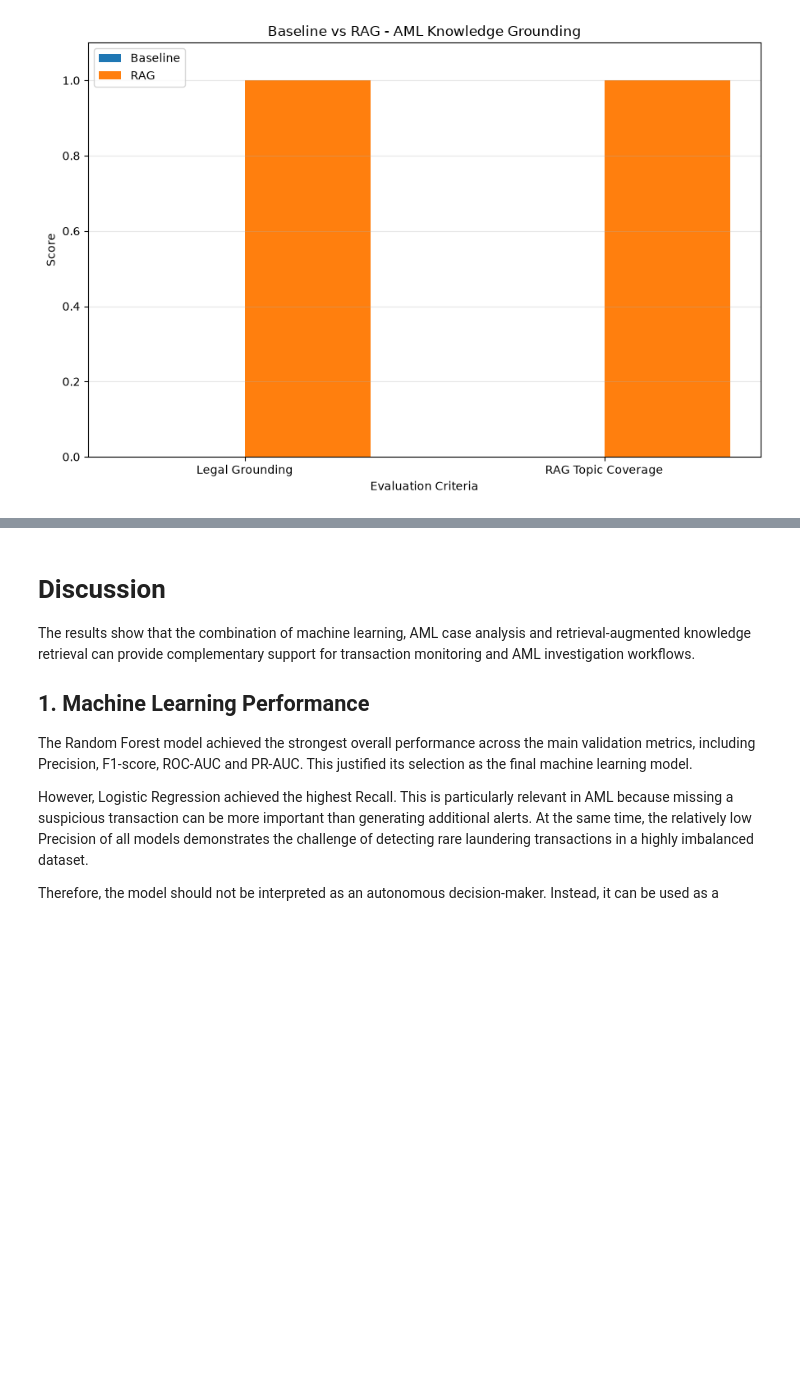
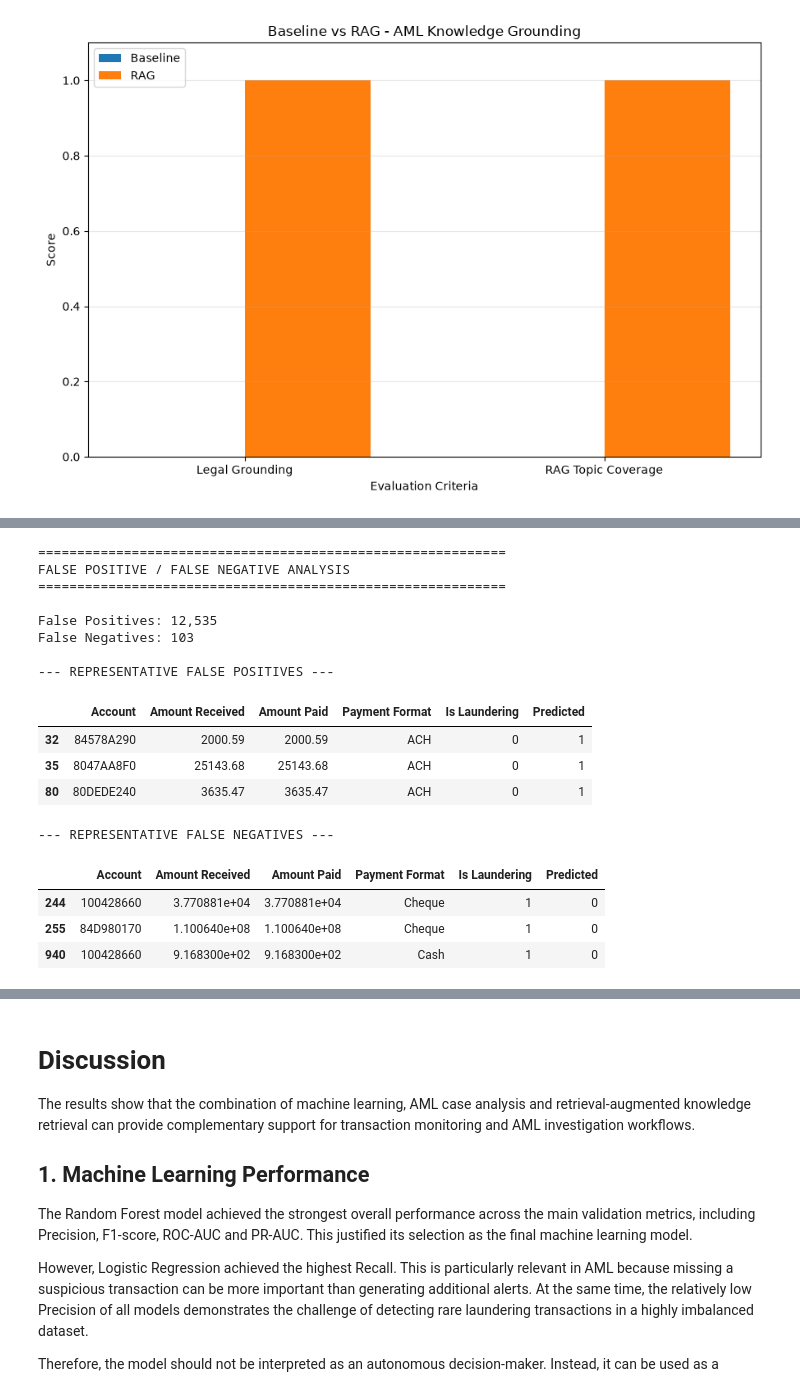
Before and after one commit to slavenageorgieva7-ui/Deep-Learning, a Jupyter notebook: DL.ipynb, the cells around one changed output, grey strips where cells are left out. Drawn from its saved outputs; the diff is of its cells as text; code cells hidden in the pictures; blank space fills up the shorter version.

```diff
--- a/DL.ipynb
+++ b/DL.ipynb
@@ -5593,0 +5540,67 @@ This demonstrates the main advantage of the RAG component: providing responses g
+# %%
+# ============================================================
+# FALSE POSITIVE / FALSE NEGATIVE ANALYSIS
+# FINAL TEST SET
+# ============================================================
+
+print("=" * 60)
+print("FALSE POSITIVE / FALSE NEGATIVE ANALYSIS")
+print("=" * 60)
+
+# Predictions from the final Random Forest model
+test_predictions = random_forest_model.predict(X_test_processed)
+
+# Copy original test data
+fp_fn_analysis = test_df.copy()
+
+# Add predictions
+fp_fn_analysis["Predicted"] = test_predictions
+
+# False Positives
+false_positives = fp_fn_analysis[
+    (fp_fn_analysis["Is Laundering"] == 0) &
+    (fp_fn_analysis["Predicted"] == 1)
+]
+
+# False Negatives
+false_negatives = fp_fn_analysis[
+    (fp_fn_analysis["Is Laundering"] == 1) &
+    (fp_fn_analysis["Predicted"] == 0)
+]
+
+print(f"\nFalse Positives: {len(false_positives):,}")
+print(f"False Negatives: {len(false_negatives):,}")
+
+# Representative columns
+analysis_columns = [
+    "Account",
+    "Amount Received",
+    "Amount Paid",
+    "Payment Format",
+    "Is Laundering",
+    "Predicted"
+]
+
+print("\n--- REPRESENTATIVE FALSE POSITIVES ---")
+display(false_positives[analysis_columns].head(3))
+
+print("\n--- REPRESENTATIVE FALSE NEGATIVES ---")
+display(false_negatives[analysis_columns].head(3))
+# %% [output]
+============================================================
+FALSE POSITIVE / FALSE NEGATIVE ANALYSIS
+============================================================
+
+False Positives: 12,535
+False Negatives: 103
+
+--- REPRESENTATIVE FALSE POSITIVES ---
+|  | Account | Amount Received | Amount Paid | Payment Format | Is Laundering | Predicted |
+| 32 | 84578A290 | 2000.59 | 2000.59 | ACH | 0 | 1 |
+| 35 | 8047AA8F0 | 25143.68 | 25143.68 | ACH | 0 | 1 |
+| 80 | 80DEDE240 | 3635.47 | 3635.47 | ACH | 0 | 1 |
+--- REPRESENTATIVE FALSE NEGATIVES ---
+|  | Account | Amount Received | Amount Paid | Payment Format | Is Laundering | Predicted |
+| 244 | 100428660 | 3.770881e+04 | 3.770881e+04 | Cheque | 1 | 0 |
+| 255 | 84D980170 | 1.100640e+08 | 1.100640e+08 | Cheque | 1 | 0 |
+| 940 | 100428660 | 9.168300e+02 | 9.168300e+02 | Cash | 1 | 0 |
```
Also changed, not shown: parts of 5 cells of this notebook.
